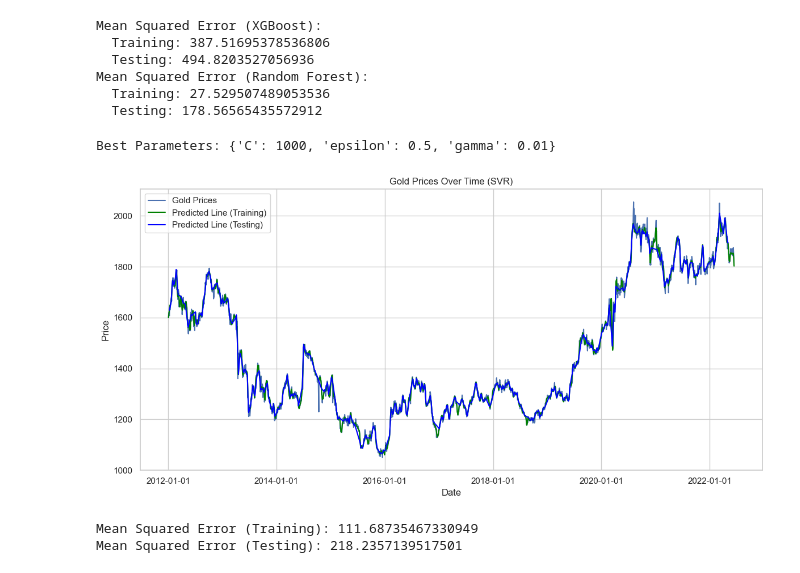
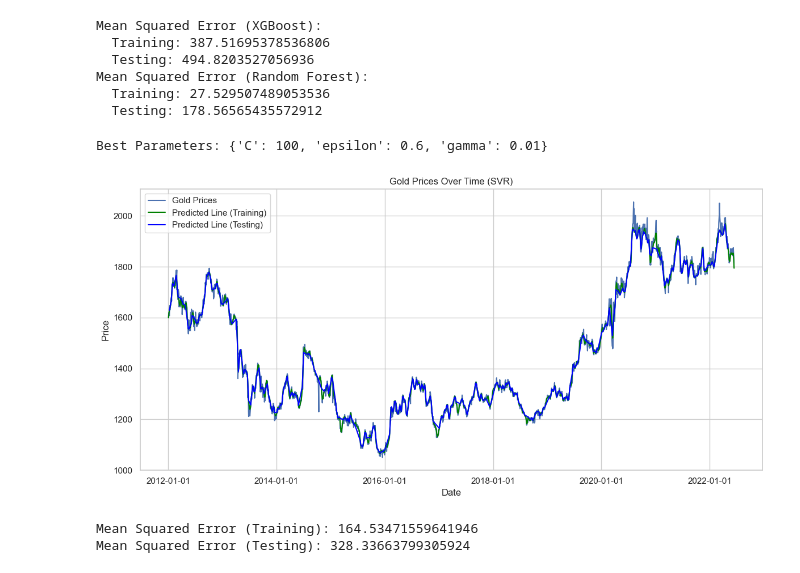
Before and after one commit to kahlilello/CommoditiesStreamlit, a Jupyter notebook: ML.ipynb, the cells around one changed output. Drawn from its saved outputs; the diff is of its cells as text; code cells hidden in the pictures.

Commit message:
Changed the param to be more loose.

```diff
--- a/ML.ipynb
+++ b/ML.ipynb
@@ -673,9 +673,9 @@ X_train, X_test, y_train, y_test = train_test_split(dates_num, gold_prices, test
 
 # Define the parameter grid for GridSearchCV
 param_grid = {
-    'C': [0.1, 1, 10, 100, 1000],
-    'gamma': [1, 0.1, 0.01, 0.001, 0.0001],
-    'epsilon': [0.1, 0.2, 0.3, 0.4, 0.5]
+    'C': [0.1, 1, 10, 100],
+    'gamma': [1, 0.1, 0.01, 0.001],
+    'epsilon': [0.1, 0.2, 0.3, 0.4, 0.5, 0.6]
 }
 
 # Create an SVR model
@@ -697,34 +697,34 @@ predicted_prices_train = model.predict(X_train)
 predicted_prices_test = model.predict(X_test)
 
 # Sort dates and predictions for a smoother plot
 sort_indices_train = np.argsort(X_train.flatten())
 sort_indices_test = np.argsort(X_test.flatten())
 
 # Plot the predicted line for training data
 plt.plot(X_train[sort_indices_train], predicted_prices_train[sort_indices_train], color='green', label='Predicted Line (Training)')
 
 # Plot the predicted line for testing data
 plt.plot(X_test[sort_indices_test], predicted_prices_test[sort_indices_test], color='blue', label='Predicted Line (Testing)')
 
 plt.title("Gold Prices Over Time (SVR)")
 plt.ylabel('Price')
 plt.xlabel('Date')
 plt.legend()
 plt.grid(True)
 
 # Format the x-axis to display dates
 plt.gca().xaxis.set_major_formatter(mdates.DateFormatter('%Y-%m-%d'))
 
 plt.tight_layout()
 plt.show()
 
 # Calculate and print the mean squared error for training and testing data
 mse_train = mean_squared_error(y_train, predicted_prices_train)
 mse_test = mean_squared_error(y_test, predicted_prices_test)
 print(f"Mean Squared Error (Training): {mse_train}")
 print(f"Mean Squared Error (Testing): {mse_test}")
 # %% [output]
-Best Parameters: {'C': 1000, 'epsilon': 0.5, 'gamma': 0.01}
+Best Parameters: {'C': 100, 'epsilon': 0.6, 'gamma': 0.01}
-[figure, old version]
+[figure, new version]
-Mean Squared Error (Training): 111.68735467330949
-Mean Squared Error (Testing): 218.2357139517501
+Mean Squared Error (Training): 164.53471559641946
+Mean Squared Error (Testing): 328.33663799305924
```
